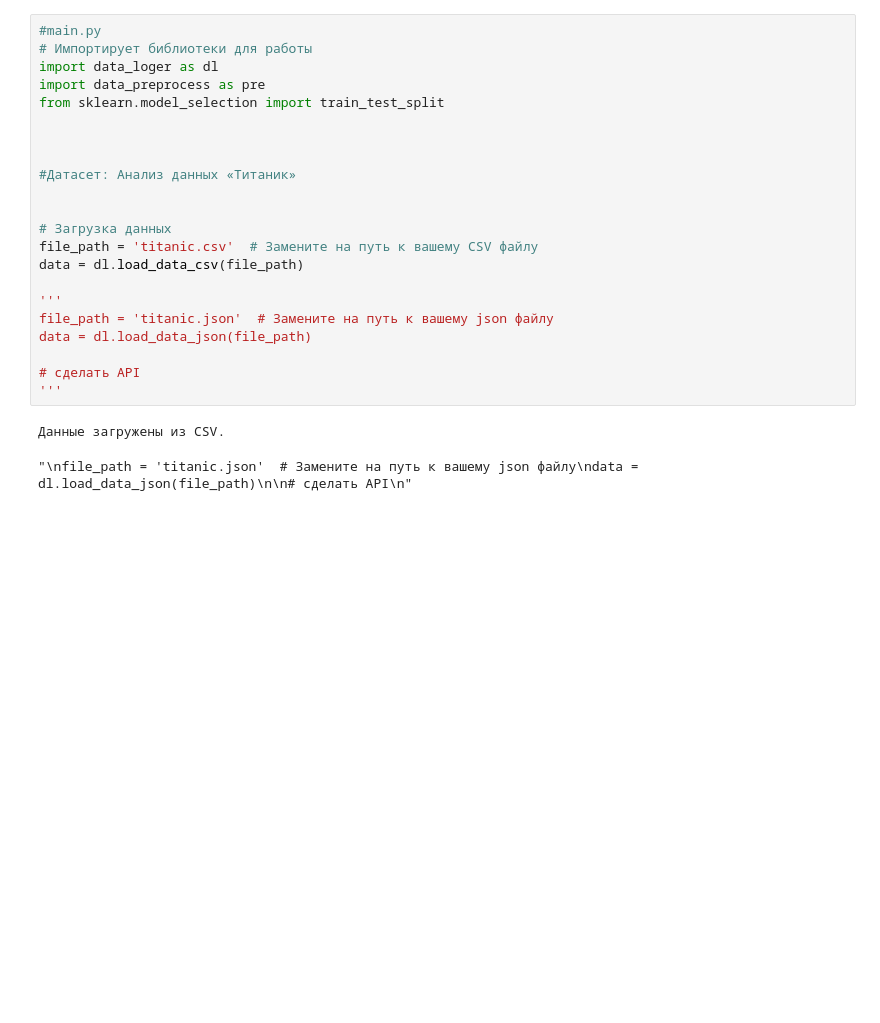
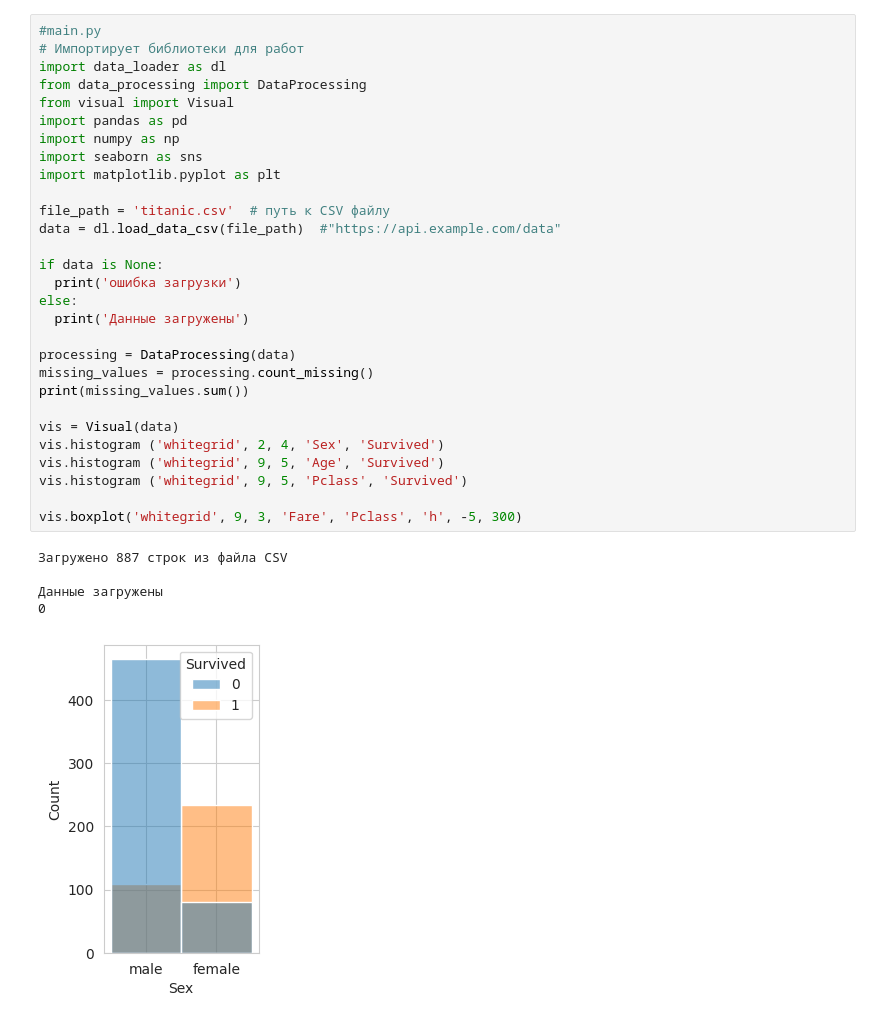
Before and after one commit to MaxHolikov/DataScience, a Jupyter notebook: hw2/main.ipynb, the cells around one changed output. Saved outputs shown, nothing was run; the diff lists cells and outputs as text; blank space fills up the shorter version.

```diff
--- a/hw2/main.ipynb
+++ b/hw2/main.ipynb
@@ -28,25 +3,35 @@ data = dl.load_data_json(file_path)
-# %%
-#main.py
-# Импортирует библиотеки для работы
-import data_loger as dl
-import data_preprocess as pre
-from sklearn.model_selection import train_test_split
-
-
-
-#Датасет: Анализ данных «Титаник»
-
-
-# Загрузка данных
-file_path = 'titanic.csv'  # Замените на путь к вашему CSV файлу
-data = dl.load_data_csv(file_path)
-
-'''
-file_path = 'titanic.json'  # Замените на путь к вашему json файлу
-data = dl.load_data_json(file_path)
-
-# сделать API
-'''
-# %% [output]
-Данные загружены из CSV.
-"\nfile_path = 'titanic.json'  # Замените на путь к вашему json файлу\ndata = dl.load_data_json(file_path)\n\n# сделать API\n"
+# %%
+#main.py
+# Импортирует библиотеки для работ
+import data_loader as dl
+from data_processing import DataProcessing
+from visual import Visual
+import pandas as pd
+import numpy as np
+import seaborn as sns
+import matplotlib.pyplot as plt
+
+file_path = 'titanic.csv'  # путь к CSV файлу
+data = dl.load_data_csv(file_path)  #"https://api.example.com/data"
+
+if data is None:
+  print('ошибка загрузки')
+else:
+  print('Данные загружены')
+
+processing = DataProcessing(data)
+missing_values = processing.count_missing()
+print(missing_values.sum())
+
+vis = Visual(data)
+vis.histogram ('whitegrid', 2, 4, 'Sex', 'Survived')
+vis.histogram ('whitegrid', 9, 5, 'Age', 'Survived')
+vis.histogram ('whitegrid', 9, 5, 'Pclass', 'Survived')
+
+vis.boxplot('whitegrid', 9, 3, 'Fare', 'Pclass', 'h', -5, 300)
+# %% [output]
+Загружено 887 строк из файла CSV
+
+Данные загружены
+0
+[figure, added]
```
Also changed, not shown: parts of 2 cells of this notebook.
